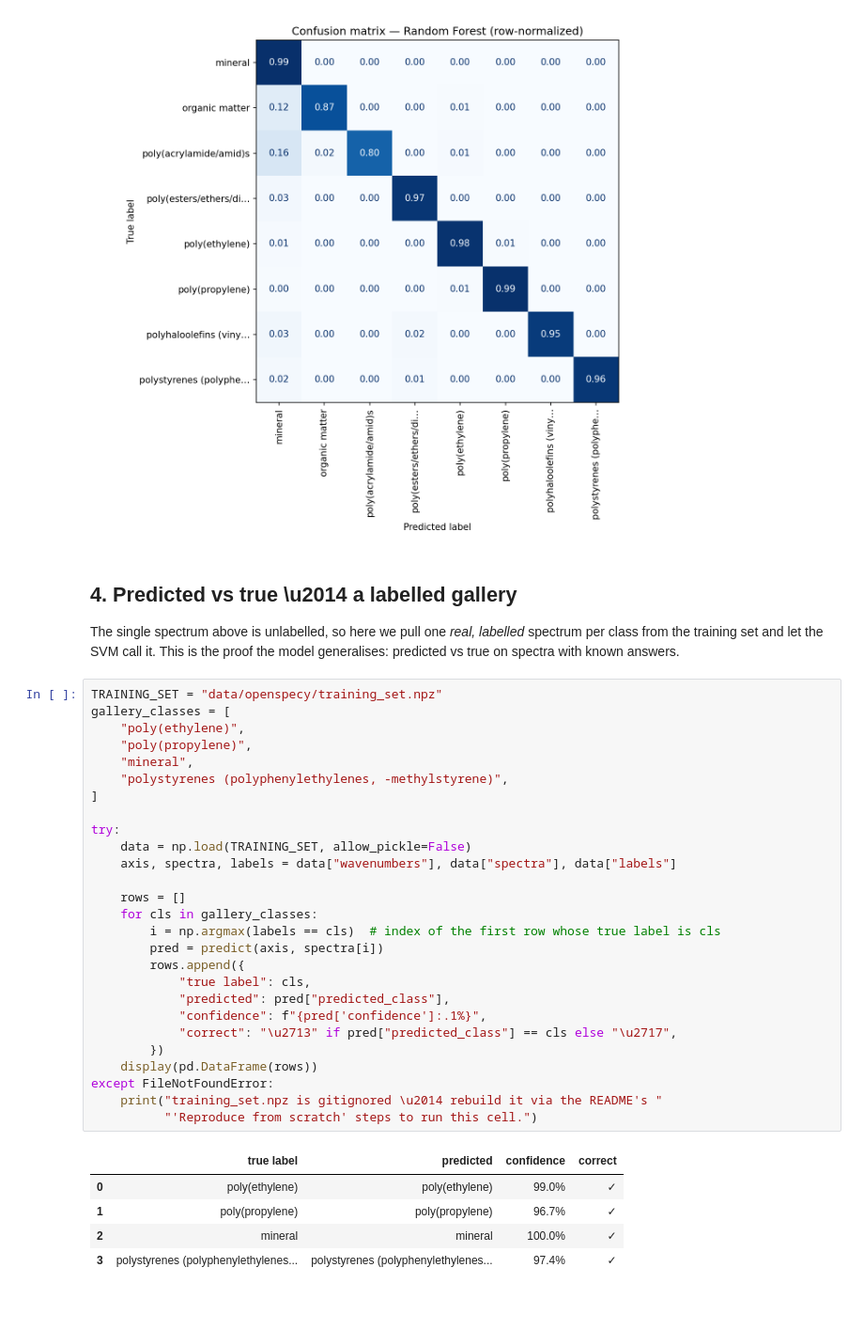
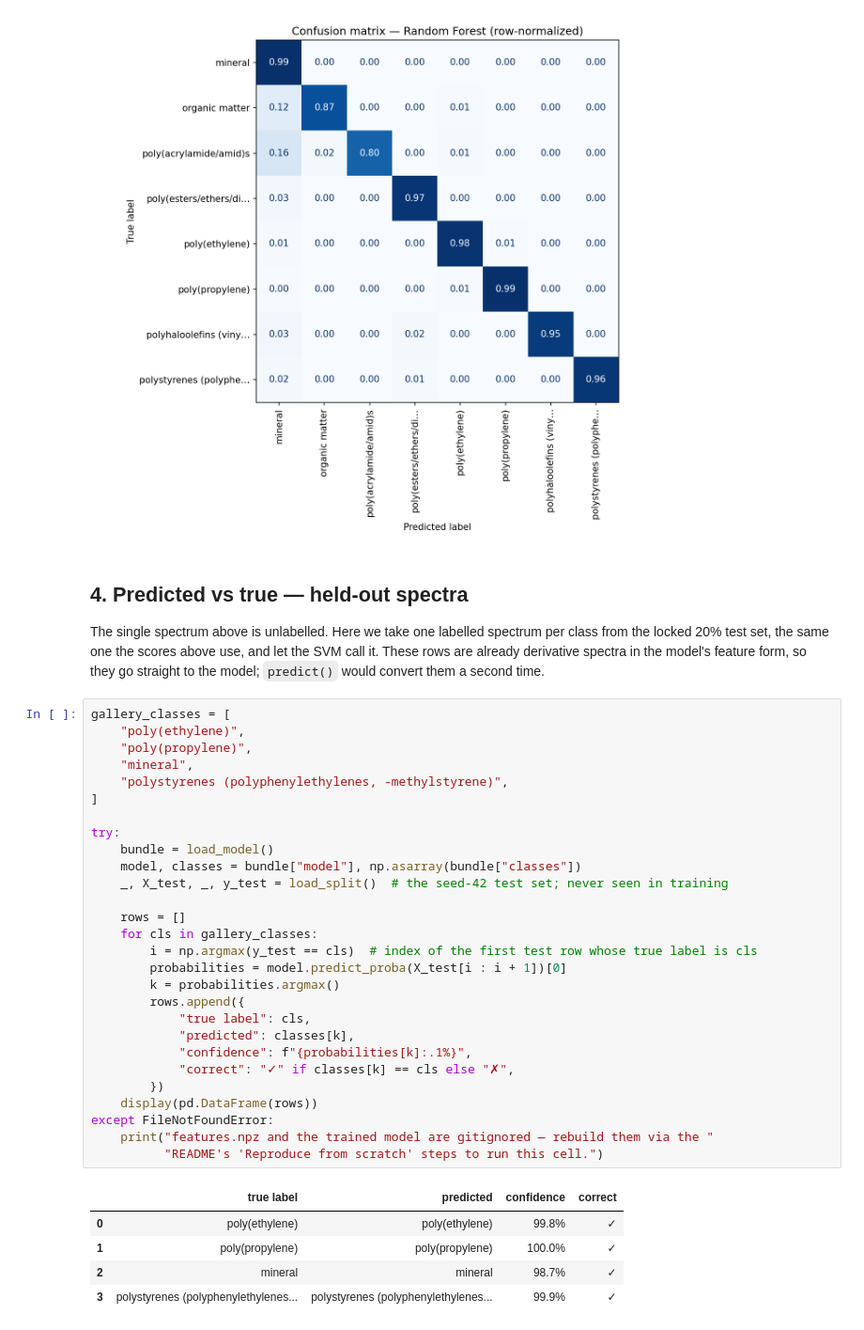
Before and after one commit to jonaskalkreuth/ir-spectra-analyzer, a Jupyter notebook: notebooks/demo.ipynb, the cells around one changed output. Shown at 94% size. Cells and saved outputs as stored; diff of their text form; blank space fills up the shorter version.

Commit message:
Fix demo notebook: test-set gallery, derivative input, corrected baseline and wording

```diff
--- a/notebooks/demo.ipynb
+++ b/notebooks/demo.ipynb
@@ -154,44 +163,46 @@ display(Image("reports/confusion_rf.png"))
 [figure]
 [figure]
 # %% [markdown]
-## 4. Predicted vs true \u2014 a labelled gallery
+## 4. Predicted vs true — held-out spectra
 
-The single spectrum above is unlabelled, so here we pull one *real, labelled*
-spectrum per class from the training set and let the SVM call it. This is the
-proof the model generalises: predicted vs true on spectra with known answers.
+The single spectrum above is unlabelled. Here we take one labelled spectrum per
+class from the locked 20% test set, the same one the scores above use, and let
+the SVM call it. These rows are already derivative spectra in the model's feature
+form, so they go straight to the model; `predict()` would convert them a second time.
 # %%
-TRAINING_SET = "data/openspecy/training_set.npz"
 gallery_classes = [
     "poly(ethylene)",
     "poly(propylene)",
     "mineral",
     "polystyrenes (polyphenylethylenes, -methylstyrene)",
 ]
 
 try:
-    data = np.load(TRAINING_SET, allow_pickle=False)
-    axis, spectra, labels = data["wavenumbers"], data["spectra"], data["labels"]
+    bundle = load_model()
+    model, classes = bundle["model"], np.asarray(bundle["classes"])
+    _, X_test, _, y_test = load_split()  # the seed-42 test set; never seen in training
 
     rows = []
     for cls in gallery_classes:
-        i = np.argmax(labels == cls)  # index of the first row whose true label is cls
-        pred = predict(axis, spectra[i])
+        i = np.argmax(y_test == cls)  # index of the first test row whose true label is cls
+        probabilities = model.predict_proba(X_test[i : i + 1])[0]
+        k = probabilities.argmax()
         rows.append({
             "true label": cls,
-            "predicted": pred["predicted_class"],
-            "confidence": f"{pred['confidence']:.1%}",
-            "correct": "\u2713" if pred["predicted_class"] == cls else "\u2717",
+            "predicted": classes[k],
+            "confidence": f"{probabilities[k]:.1%}",
+            "correct": "✓" if classes[k] == cls else "✗",
         })
     display(pd.DataFrame(rows))
 except FileNotFoundError:
-    print("training_set.npz is gitignored \u2014 rebuild it via the README's "
-          "'Reproduce from scratch' steps to run this cell.")
+    print("features.npz and the trained model are gitignored — rebuild them via the "
+          "README's 'Reproduce from scratch' steps to run this cell.")
 # %% [output]
 |  | true label | predicted | confidence | correct |
-| 0 | poly(ethylene) | poly(ethylene) | 99.0% | ✓ |
-| 1 | poly(propylene) | poly(propylene) | 96.7% | ✓ |
-| 2 | mineral | mineral | 100.0% | ✓ |
-| 3 | polystyrenes (polyphenylethylenes... | polystyrenes (polyphenylethylenes... | 97.4% | ✓ |
+| 0 | poly(ethylene) | poly(ethylene) | 99.8% | ✓ |
+| 1 | poly(propylene) | poly(propylene) | 100.0% | ✓ |
+| 2 | mineral | mineral | 98.7% | ✓ |
+| 3 | polystyrenes (polyphenylethylenes... | polystyrenes (polyphenylethylenes... | 99.9% | ✓ |
 # %% [markdown]
 ## Takeaway
 
```
Also changed, not shown: parts of 7 cells of this notebook.
